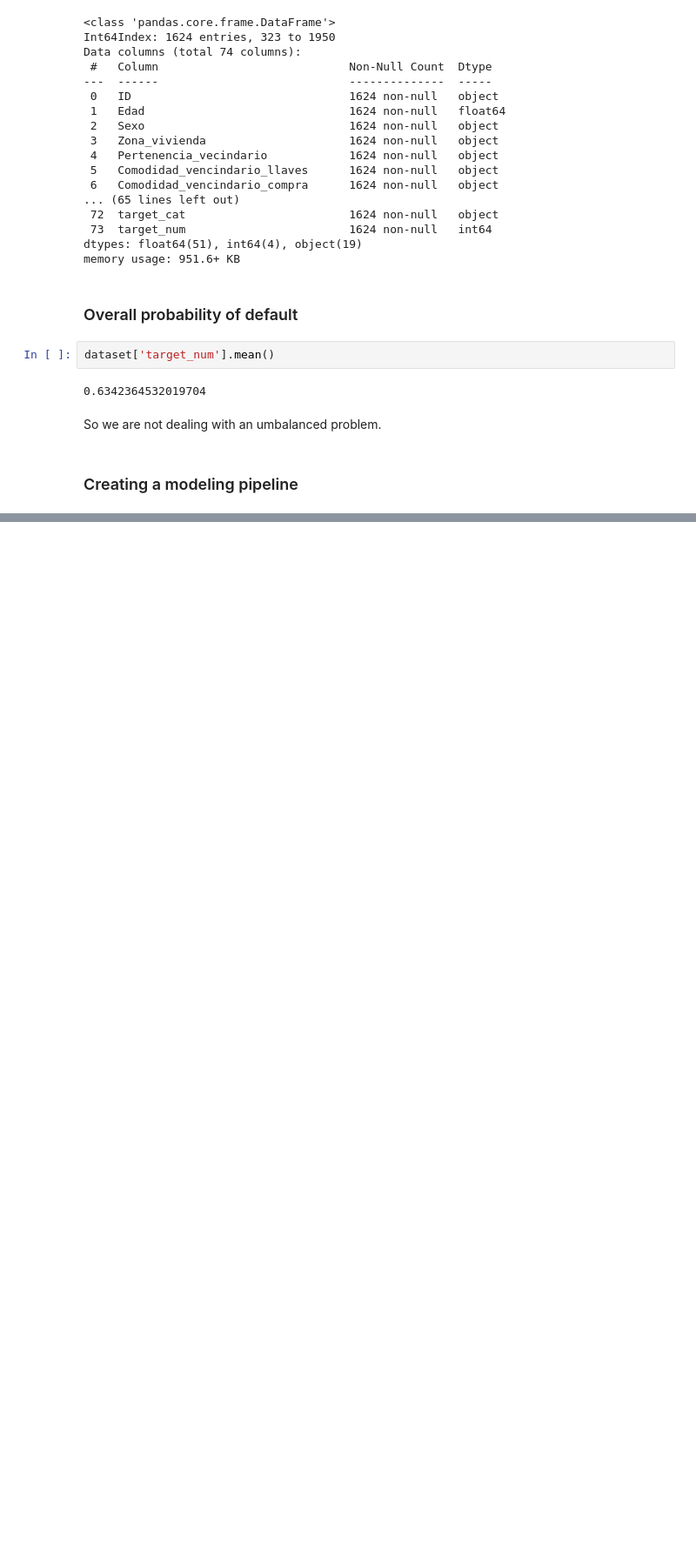
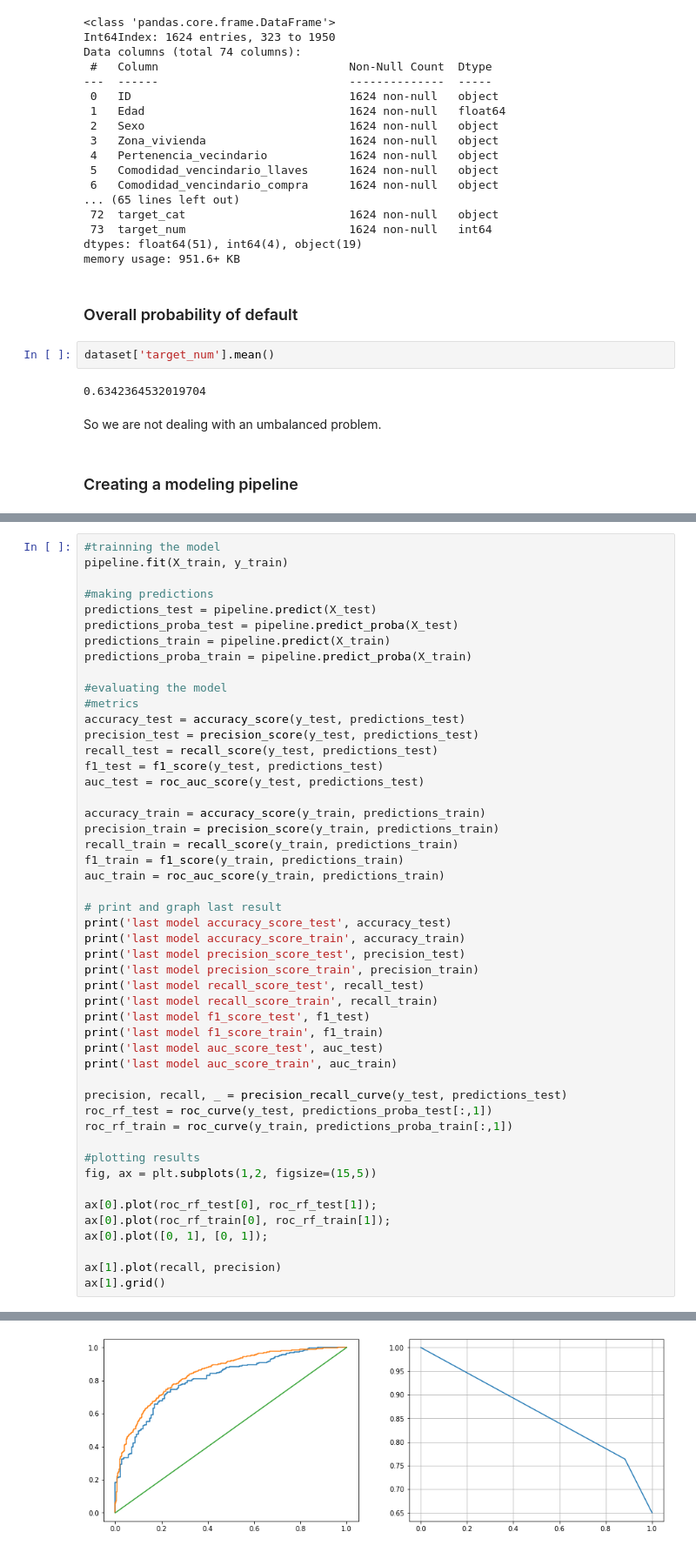
Before and after one commit to IgnacioJdelRey/resilience-study, a Jupyter notebook: 02_modeling.ipynb, the cells around one changed output, grey strips where cells are left out. Shown: that part at 87% size. Saved outputs shown, nothing was run; the diff lists cells and outputs as text; blank space fills up the shorter version.

```diff
--- a/02_modeling.ipynb
+++ b/02_modeling.ipynb
@@ -282,0 +394,50 @@ columns_importance.nlargest(9).plot(kind = 'barh');
+# %%
+#trainning the model
+pipeline.fit(X_train, y_train)
+
+#making predictions
+predictions_test = pipeline.predict(X_test)
+predictions_proba_test = pipeline.predict_proba(X_test)
+predictions_train = pipeline.predict(X_train)
+predictions_proba_train = pipeline.predict_proba(X_train)
+
+#evaluating the model
+#metrics
+accuracy_test = accuracy_score(y_test, predictions_test)
+precision_test = precision_score(y_test, predictions_test)
+recall_test = recall_score(y_test, predictions_test)
+f1_test = f1_score(y_test, predictions_test)
+auc_test = roc_auc_score(y_test, predictions_test)
+
+accuracy_train = accuracy_score(y_train, predictions_train)
+precision_train = precision_score(y_train, predictions_train)
+recall_train = recall_score(y_train, predictions_train)
+f1_train = f1_score(y_train, predictions_train)
+auc_train = roc_auc_score(y_train, predictions_train)
+
+# print and graph last result
+print('last model accuracy_score_test', accuracy_test)
+print('last model accuracy_score_train', accuracy_train)
+print('last model precision_score_test', precision_test)
+print('last model precision_score_train', precision_train)
+print('last model recall_score_test', recall_test)
+print('last model recall_score_train', recall_train)
+print('last model f1_score_test', f1_test)
+print('last model f1_score_train', f1_train)
+print('last model auc_score_test', auc_test)
+print('last model auc_score_train', auc_train)
+
+precision, recall, _ = precision_recall_curve(y_test, predictions_test)
+roc_rf_test = roc_curve(y_test, predictions_proba_test[:,1])
+roc_rf_train = roc_curve(y_train, predictions_proba_train[:,1])
+
+#plotting results
+fig, ax = plt.subplots(1,2, figsize=(15,5))
+
+ax[0].plot(roc_rf_test[0], roc_rf_test[1]);
+ax[0].plot(roc_rf_train[0], roc_rf_train[1]);
+ax[0].plot([0, 1], [0, 1]);
+
+ax[1].plot(recall, precision)
+ax[1].grid()
+# %% [output]
@@ -282,0 +454 @@ columns_importance.nlargest(9).plot(kind = 'barh');
+[figure, added]
```
Also changed, not shown: parts of 17 cells of this notebook, 1 other file.
